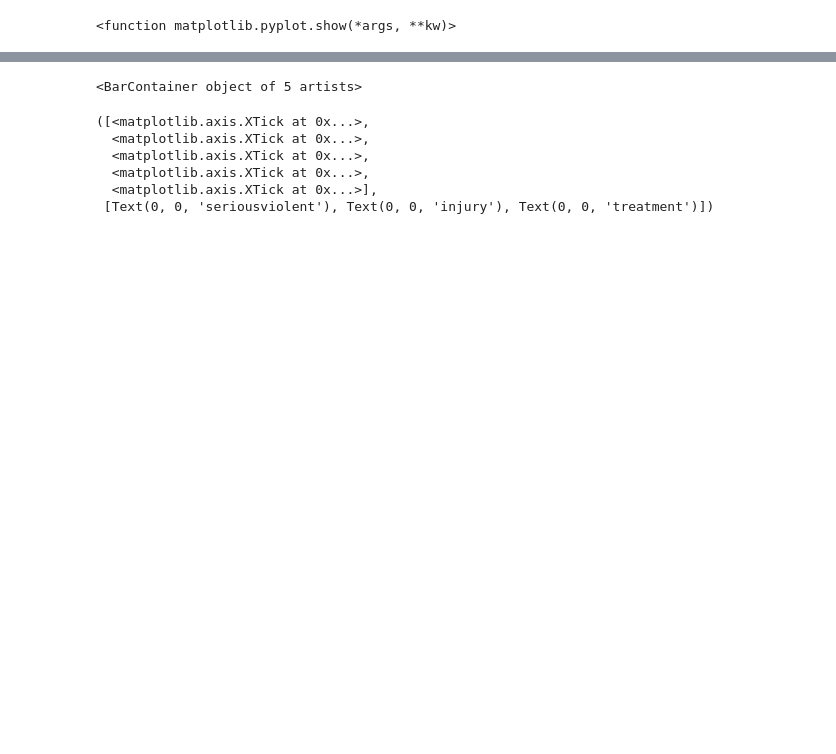
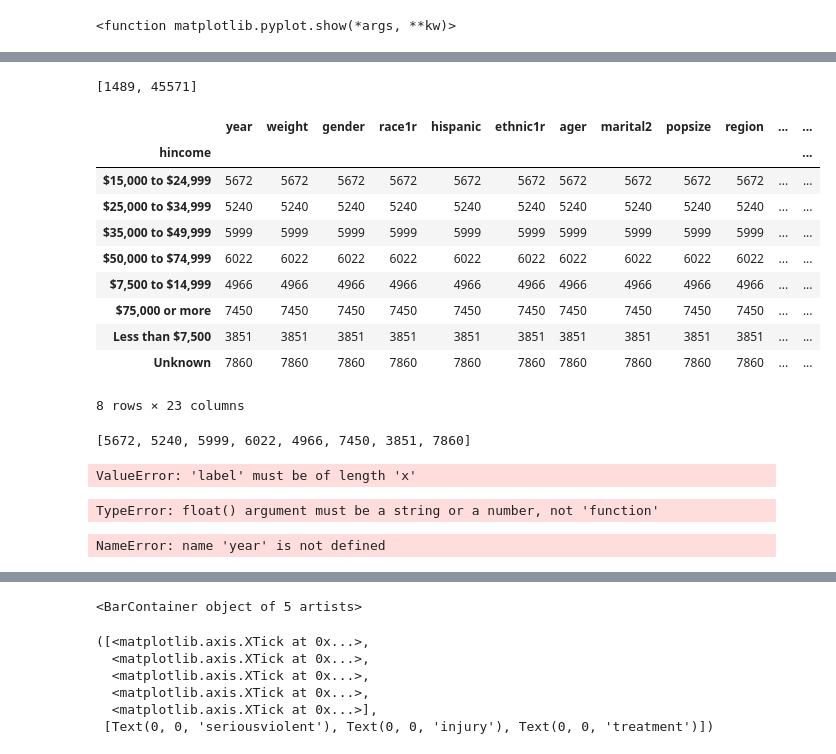
Before and after one commit to SyFlores/Crime_Victimization_and_the_Stock_Market, a Jupyter notebook: Analysis/CleanDataWIthMeaningfulCells_SimplePlotting.ipynb, the cells around one changed output, grey strips where cells are left out. Drawn from its saved outputs; the diff is of its cells as text; code cells hidden in the pictures; blank space fills up the shorter version.

```diff
--- a/Analysis/CleanDataWIthMeaningfulCells_SimplePlotting.ipynb
+++ b/Analysis/CleanDataWIthMeaningfulCells_SimplePlotting.ipynb
@@ -288,0 +338,6 @@ plt.xticks(tick_locations, cities)
+# %%
+labels = ["Personal theft/larceny", "Violent victimization"]
+newcrime_df = newcrime_df["year"].tolist()
+newcrime_df
+# %% [output]
+[1489, 45571]
@@ -288,0 +350,32 @@ plt.xticks(tick_locations, cities)
+# %%
+#ValueError: 'label' must be of length 'x'
+
+#hincome - Count or proportion of victims that fall within a certain household income group
+hincome_df = df.groupby("hincome").count()
+hincome_df
+# %% [output]
+|  | year | weight | gender | race1r | hispanic | ethnic1r | ager | marital2 | popsize | region | ... | ... |
+| hincome |  |  |  |  |  |  |  |  |  |  |  | ... |
+| $15,000 to $24,999 | 5672 | 5672 | 5672 | 5672 | 5672 | 5672 | 5672 | 5672 | 5672 | 5672 | ... | ... |
+| $25,000 to $34,999 | 5240 | 5240 | 5240 | 5240 | 5240 | 5240 | 5240 | 5240 | 5240 | 5240 | ... | ... |
+| $35,000 to $49,999 | 5999 | 5999 | 5999 | 5999 | 5999 | 5999 | 5999 | 5999 | 5999 | 5999 | ... | ... |
+| $50,000 to $74,999 | 6022 | 6022 | 6022 | 6022 | 6022 | 6022 | 6022 | 6022 | 6022 | 6022 | ... | ... |
+| $7,500 to $14,999 | 4966 | 4966 | 4966 | 4966 | 4966 | 4966 | 4966 | 4966 | 4966 | 4966 | ... | ... |
+| $75,000 or more | 7450 | 7450 | 7450 | 7450 | 7450 | 7450 | 7450 | 7450 | 7450 | 7450 | ... | ... |
+| Less than $7,500 | 3851 | 3851 | 3851 | 3851 | 3851 | 3851 | 3851 | 3851 | 3851 | 3851 | ... | ... |
+| Unknown | 7860 | 7860 | 7860 | 7860 | 7860 | 7860 | 7860 | 7860 | 7860 | 7860 | ... | ... |
+8 rows × 23 columns
+# %%
+labels = ["Less than $7,500", "$7,500 to $15,000", "$15,000 to $24,999", "$25,000 to $34,999", "$35,000 to $49,999", "$50,000 to $74,999","75,000 and more"]
+hincome_df = hincome_df["year"].tolist()
+hincome_df
+# %% [output]
+[5672, 5240, 5999, 6022, 4966, 7450, 3851, 7860]
+# %%
+#ValueError: 'label' must be of length 'x'
+
+plt.pie(newcrime_df, labels=labels)
+plt.title("Household Income", bbox={'facecolor':'0.8', 'pad':5})
+plt.show()
+# %% [output]
+ValueError: 'label' must be of length 'x'
@@ -288,0 +389,23 @@ plt.xticks(tick_locations, cities)
+# %%
+#TypeError: float() argument must be a string or a number, not 'function'
+
+# Tell matplotlib to create a pie chart based upon the above data
+plt.pie(_, explode=explode, labels=weapon_cat, colors=colors, shadow=True, startangle=140)
+# Create axes which are equal so we have a perfect circle
+plt.axis("equal")
+# Save an image of our chart and print the final product to the screen
+
+plt.show()
+# %% [output]
+TypeError: float() argument must be a string or a number, not 'function'
+# %%
+#nameError: name 'year' is not defined
+# Bar Chart "Location vs Years"
+year_group = year.groupby["year"]
+
+# Count how many times each maker appears in our group
+year_count = year_group["year"].count()
+
+year_count
+# %% [output]
+NameError: name 'year' is not defined
```
Also changed, not shown: parts of 42 cells of this notebook, 7 other files.
